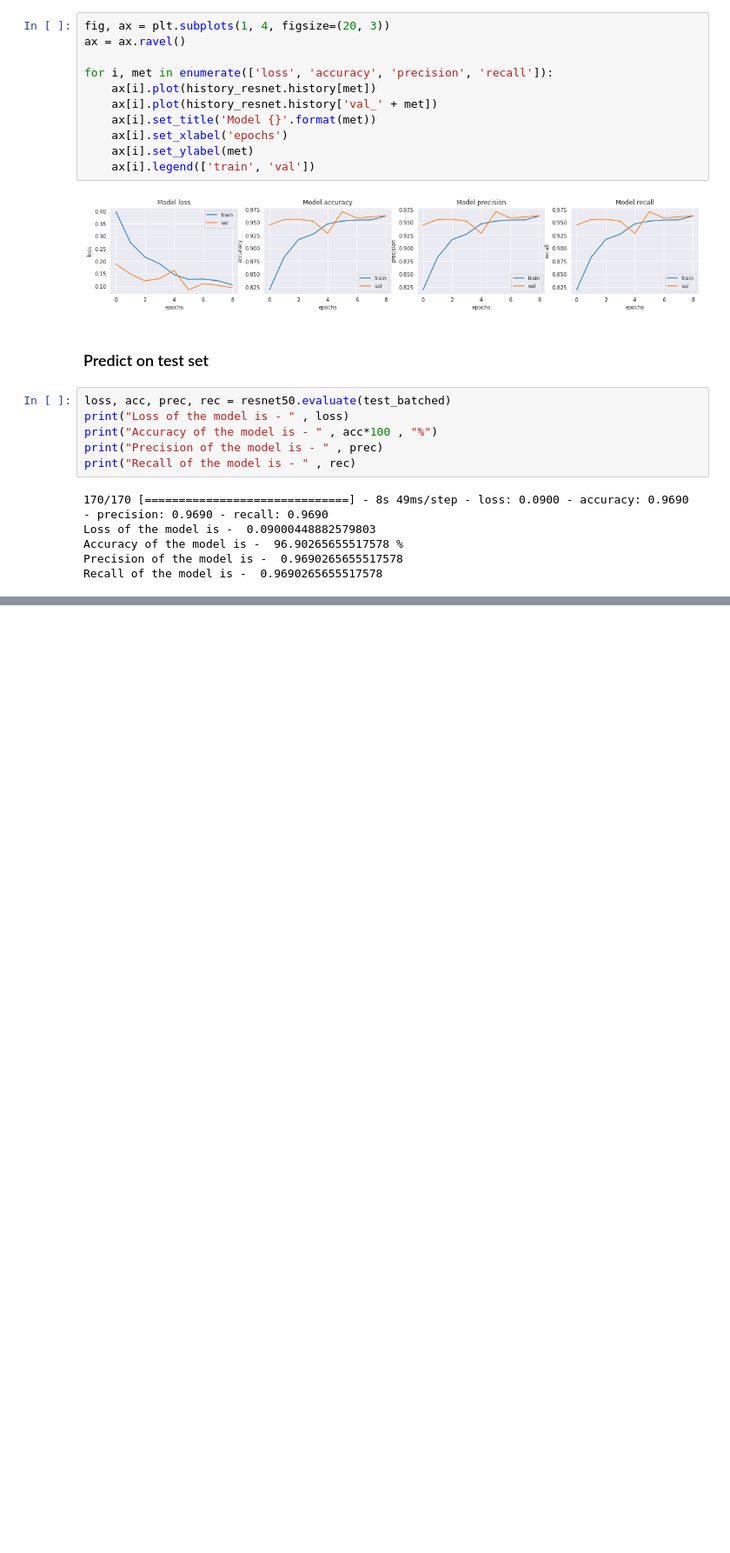
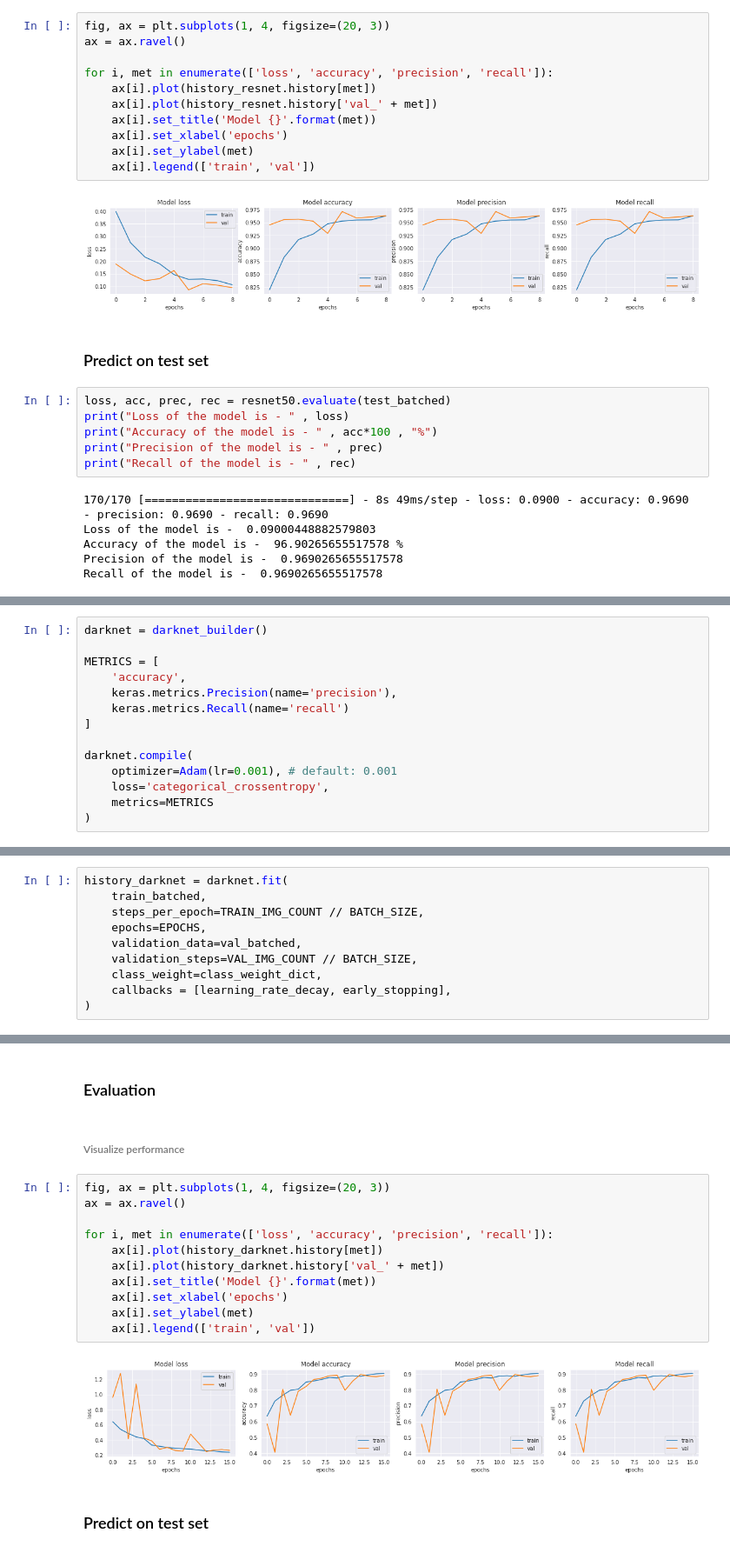
Before and after one commit to luckyos-code/DP-X-COVID, a Jupyter notebook: baseline_model.ipynb, the cells around one changed output, grey strips where cells are left out. Shown at 87% size. Drawn from its saved outputs; the diff is of its cells as text; blank space fills up the shorter version.

```diff
--- a/baseline_model.ipynb
+++ b/baseline_model.ipynb
@@ -522,0 +724,14 @@ Recall of the model is -  0.9690265655517578
+# %%
+darknet = darknet_builder()
+
+METRICS = [
+    'accuracy',
+    keras.metrics.Precision(name='precision'),
+    keras.metrics.Recall(name='recall')
+]
+
+darknet.compile(
+    optimizer=Adam(lr=0.001), # default: 0.001
+    loss='categorical_crossentropy',
+    metrics=METRICS
+)
@@ -522,0 +761,10 @@ Recall of the model is -  0.9690265655517578
+# %%
+history_darknet = darknet.fit(
+    train_batched,
+    steps_per_epoch=TRAIN_IMG_COUNT // BATCH_SIZE,
+    epochs=EPOCHS,
+    validation_data=val_batched,
+    validation_steps=VAL_IMG_COUNT // BATCH_SIZE,
+    class_weight=class_weight_dict,
+    callbacks = [learning_rate_decay, early_stopping],
+)
@@ -522,0 +789,19 @@ Recall of the model is -  0.9690265655517578
+# %% [markdown]
+### Evaluation
+# %% [markdown]
+###### Visualize performance
+# %%
+fig, ax = plt.subplots(1, 4, figsize=(20, 3))
+ax = ax.ravel()
+
+for i, met in enumerate(['loss', 'accuracy', 'precision', 'recall']):
+    ax[i].plot(history_darknet.history[met])
+    ax[i].plot(history_darknet.history['val_' + met])
+    ax[i].set_title('Model {}'.format(met))
+    ax[i].set_xlabel('epochs')
+    ax[i].set_ylabel(met)
+    ax[i].legend(['train', 'val'])
+# %% [output]
+[figure, added]
+# %% [markdown]
+### Predict on test set
```
Also changed, not shown: parts of 23 cells of this notebook.
